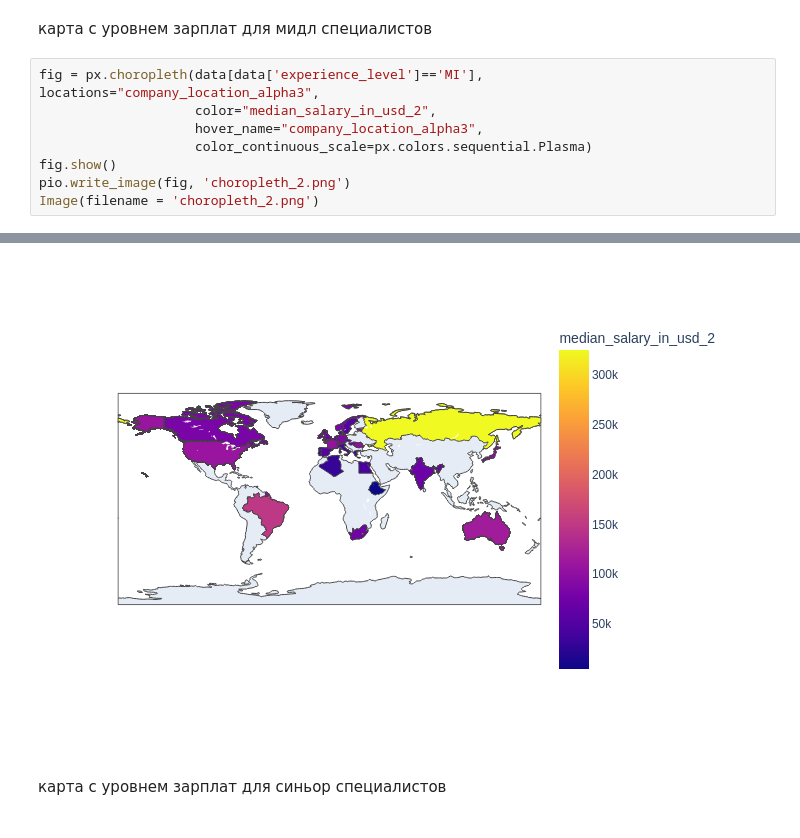
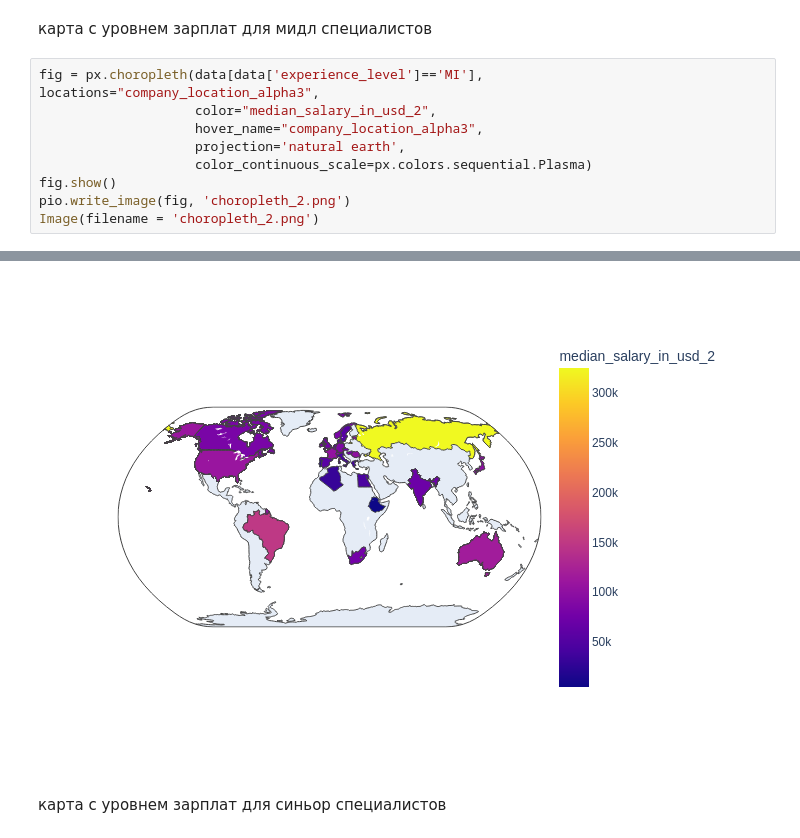
Before and after one commit to Belka258/DSIS_summer_hw, a Jupyter notebook: CyberSecuritySalaries.ipynb, the cells around one changed output, grey strips where cells are left out. Cells and saved outputs as stored; diff of their text form.

```diff
--- a/CyberSecuritySalaries.ipynb
+++ b/CyberSecuritySalaries.ipynb
@@ -461,14 +457,15 @@ Image(filename = 'choropleth_1.png')
 # %%
 fig = px.choropleth(data[data['experience_level']=='MI'], locations="company_location_alpha3",
                     color="median_salary_in_usd_2",
                     hover_name="company_location_alpha3",
+                    projection='natural earth',
                     color_continuous_scale=px.colors.sequential.Plasma)
 fig.show()
 pio.write_image(fig, 'choropleth_2.png')
 Image(filename = 'choropleth_2.png')
 # %% [output]
 [interactive output not drawn]
-[figure, old version]
+[figure, new version]
 # %% [markdown]
 карта с уровнем зарплат для синьор специалистов
 # %%
```
Also changed, not shown: parts of 4 cells of this notebook.
